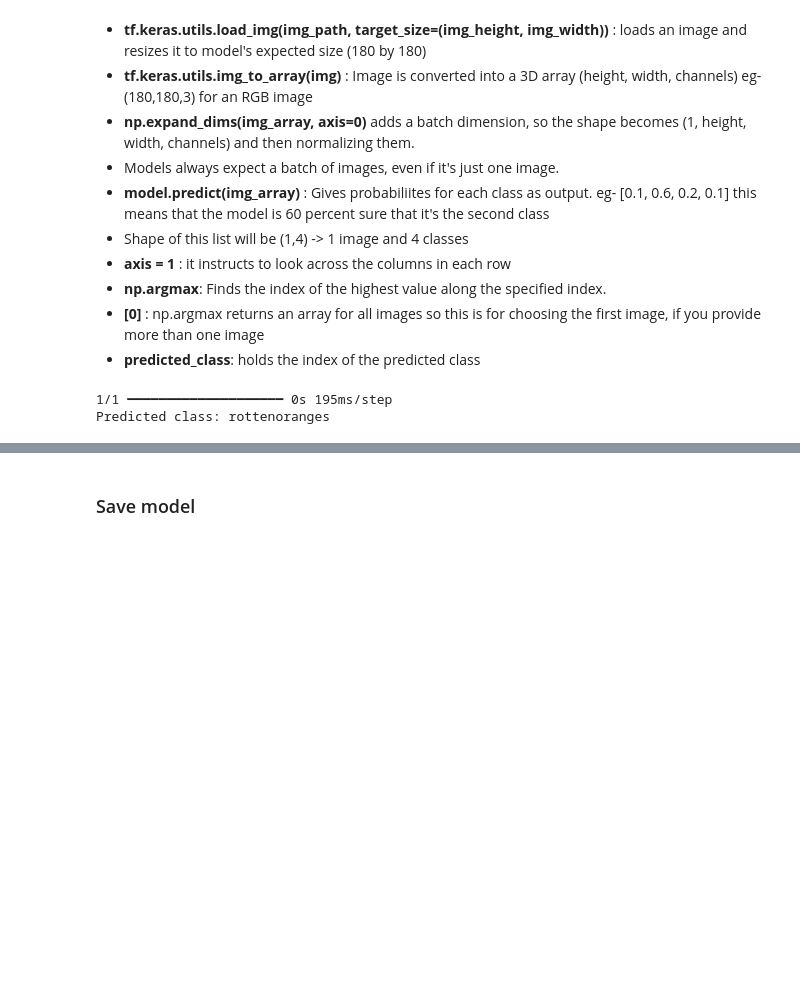
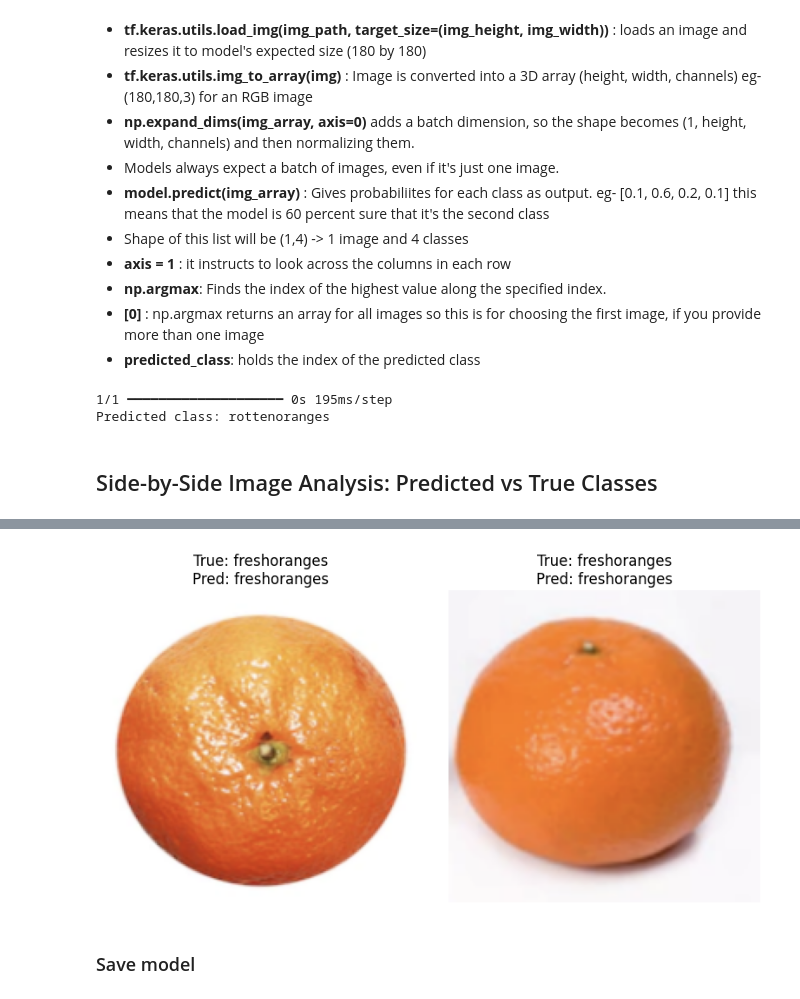
Before and after one commit to Yashtiii/Model-1-fruit-freshness, a Jupyter notebook: model.ipynb, the cells around one changed output, grey strips where cells are left out. Saved outputs shown, nothing was run; the diff lists cells and outputs as text; code cells hidden in the pictures; blank space fills up the shorter version.

Commit message:
Prediction Analysis

```diff
--- a/model.ipynb
+++ b/model.ipynb
@@ -372,3 +372,24 @@ print("Predicted class:", train_ds.class_names[predicted_class])
 # %% [output]
 1/1 ━━━━━━━━━━━━━━━━━━━━ 0s 195ms/step
 Predicted class: rottenoranges
+# %% [markdown]
+## Side-by-Side Image Analysis: Predicted vs True Classes
+# %%
+import matplotlib.pyplot as plt
+
+shuffled_test_ds = test_ds.shuffle(buffer_size=1000)
+
+for images, labels in shuffled_test_ds.take(1):
+    preds = model.predict(images)
+    pred_classes = preds.argmax(axis=1)
+    true_classes = labels.numpy().argmax(axis=1)
+
+    plt.figure(figsize=(16, 8))
+    for i in range(min(2, len(images))):
+        plt.subplot(2, 4, i+1)
+        plt.imshow(images[i].numpy().astype("uint8"))
+        plt.title(f"True: {class_names[true_classes[i] ]}\nPred: {class_names[pred_classes[i]] }")
+        plt.axis("off")
+    plt.tight_layout()
+    plt.show()
+# %% [output]
@@ -375,3 +397,4 @@ Predicted class: rottenoranges
+[figure, added]
 # %% [markdown]
 ### Save model
 # %%
```
Also changed, not shown: parts of 1 cell of this notebook.
